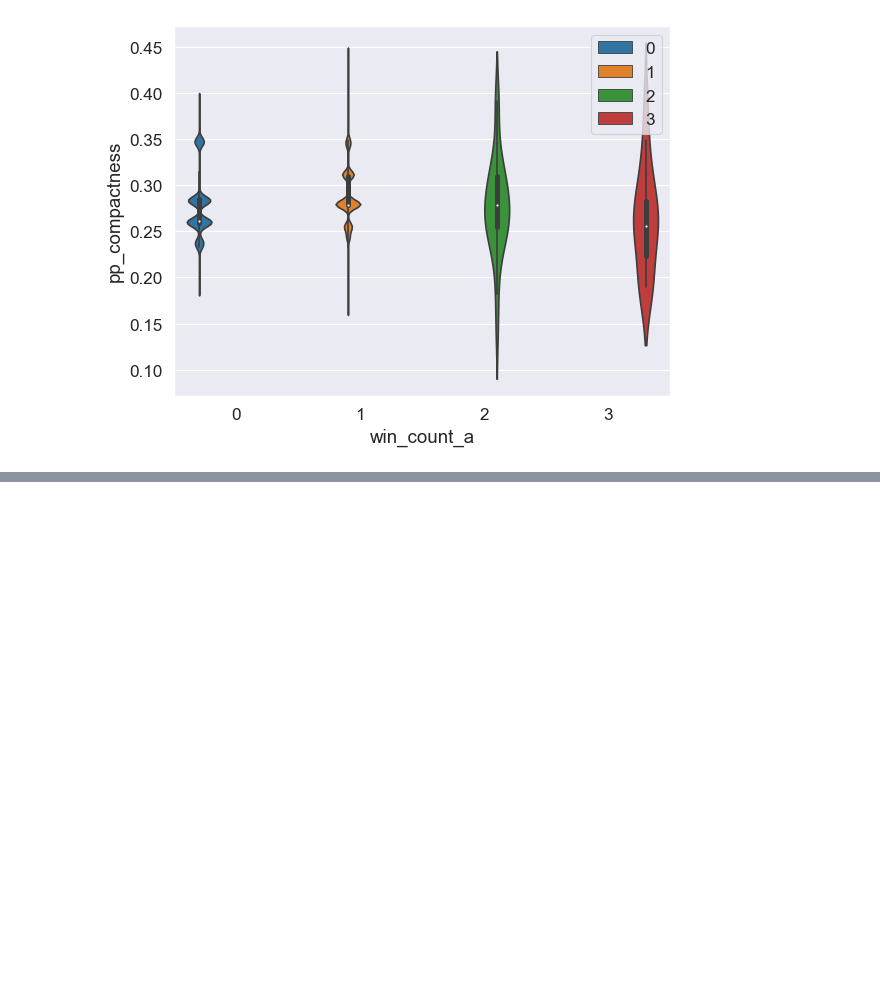
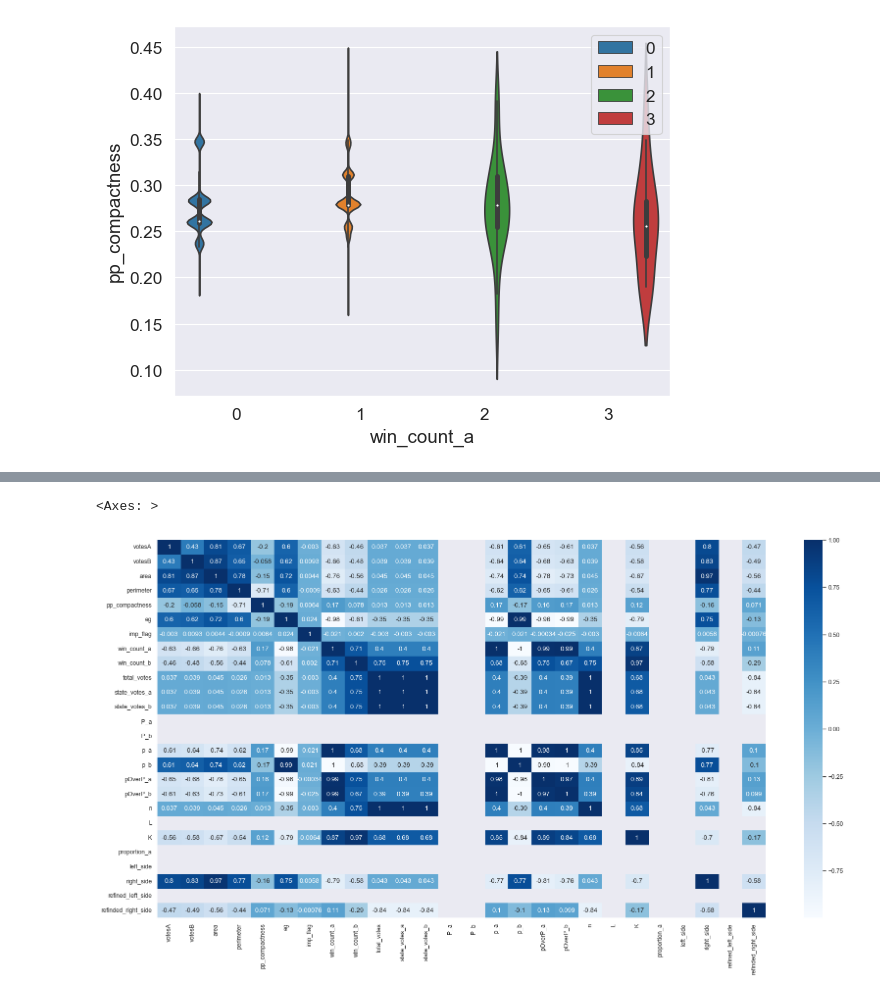
Before and after one commit to Mahdi-s/course_notebooks, a Jupyter notebook: seaborn.ipynb, the cells around one changed output, grey strips where cells are left out. Saved outputs shown, nothing was run; the diff lists cells and outputs as text; code cells hidden in the pictures; blank space fills up the shorter version.

```diff
--- a/seaborn.ipynb
+++ b/seaborn.ipynb
@@ -154,0 +188,6 @@ sns.stripplot(x='win_count_a', y='pp_compactness', data=df, jitter=True)
+# %%
+plt.figure(figsize=(8,6))
+sns.set_context('paper',font_scale=1.4)
+# correlation function used to create heatmaps
+df_mx = df.corr()
+df_mx
@@ -154,0 +214,7 @@ sns.stripplot(x='win_count_a', y='pp_compactness', data=df, jitter=True)
+# %%
+plt.figure(figsize=(20,10))
+sns.set_context('paper')
+sns.heatmap(df_mx, annot=True, cmap='Blues')
+# %% [output]
+<Axes: >
+[figure, added]
```
Also changed, not shown: parts of 26 cells of this notebook.
